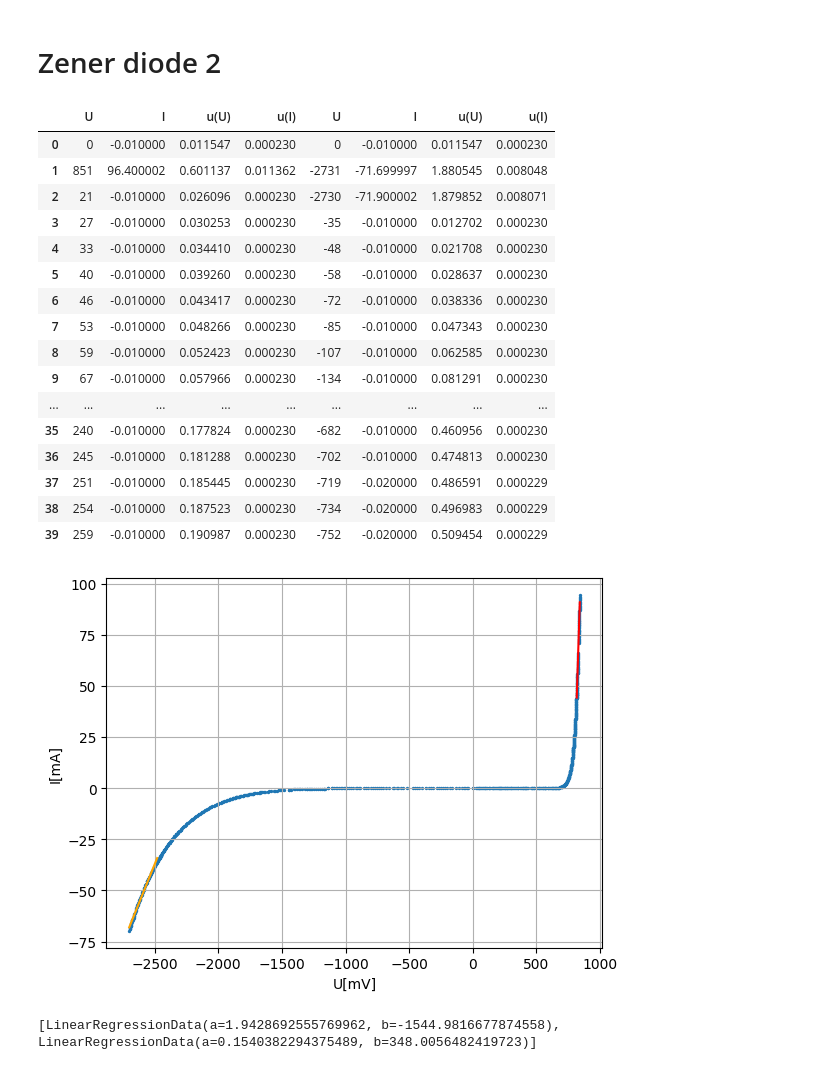
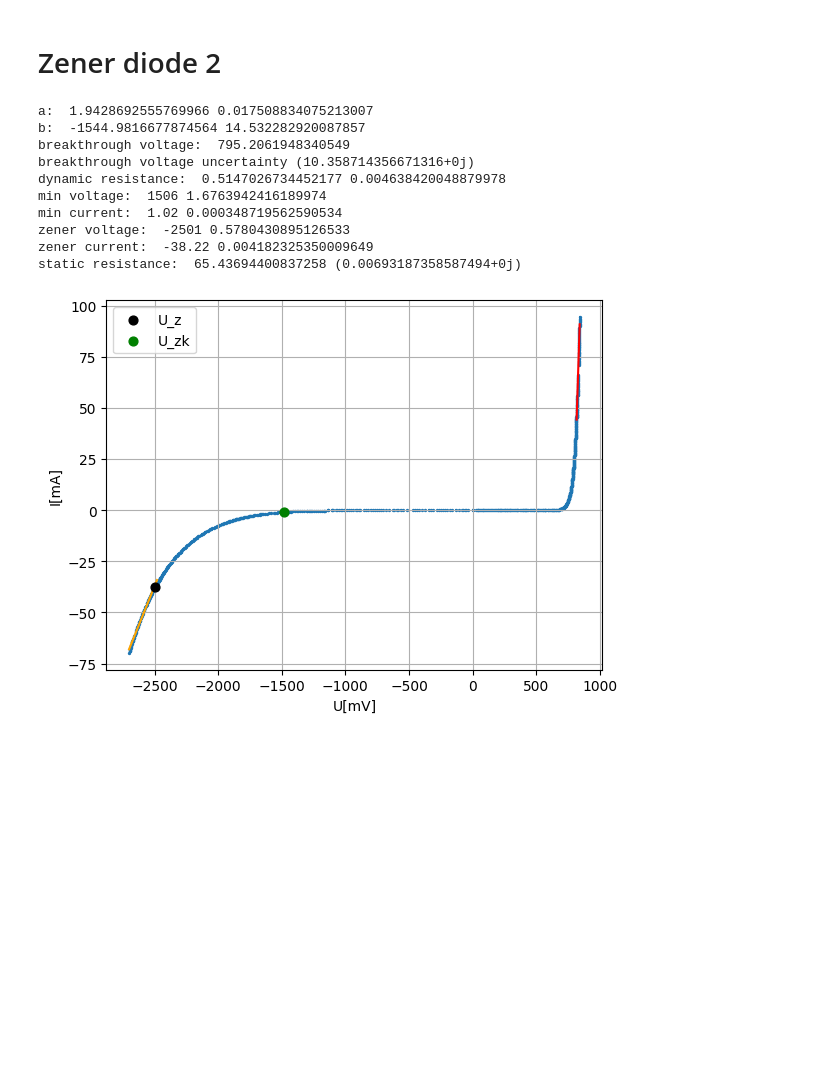
Before and after one commit to ikrzywda/air-cs, a Jupyter notebook: fizyka-3.3/zener-diode/notebook.ipynb, the cells around one changed output. Saved outputs shown, nothing was run; the diff lists cells and outputs as text; code cells hidden in the pictures; blank space fills up the shorter version.

```diff
--- a/fizyka-3.3/zener-diode/notebook.ipynb
+++ b/fizyka-3.3/zener-diode/notebook.ipynb
@@ -187,38 +220,41 @@ CompletedProcess(args='pbcopy', returncode=0)
 # %% [markdown]
 # Zener diode 2
 # %%
+
+
 forward = prepare_data("data/multimeter_data/sanitized/zener-p-2.csv")
 reverse = prepare_data("data/multimeter_data/sanitized/zener-z-2.csv")
 
 sample = sample_data_presentation(forward, reverse)
-display(sample)
 
 data = merge_data(
     "data/multimeter_data/sanitized/zener-p-2.csv",
     "data/multimeter_data/sanitized/zener-z-2.csv",
 )
+
+data.reset_index(inplace=True, drop=True)
+
+data.to_csv("data/multimeter_data/merged/zener-2.csv")
+
 sample = get_sample_data(data, 40)
 
 
-linear_regression_coeffs = plot_zener_with_regression(data, 100, 100)
-print(linear_regression_coeffs)
+linear_regression_coeffs = plot_zener_with_regression(data, 100, 100, 93, 270)
+
+
+forward_regr_voltage = data["U"][-100:].to_numpy()
+forward_regr_current = data["I"][-100:].to_numpy()
+
+get_zener_characteristics(forward_regr_voltage, forward_regr_current, 1506, 1.02, -2501, -38.22)
 # %% [output]
-|  | U | I | u(U) | u(I) | U | I | u(U) | u(I) |
-| 0 | 0 | -0.010000 | 0.011547 | 0.000230 | 0 | -0.010000 | 0.011547 | 0.000230 |
-| 1 | 851 | 96.400002 | 0.601137 | 0.011362 | -2731 | -71.699997 | 1.880545 | 0.008048 |
-| 2 | 21 | -0.010000 | 0.026096 | 0.000230 | -2730 | -71.900002 | 1.879852 | 0.008071 |
-| 3 | 27 | -0.010000 | 0.030253 | 0.000230 | -35 | -0.010000 | 0.012702 | 0.000230 |
-| 4 | 33 | -0.010000 | 0.034410 | 0.000230 | -48 | -0.010000 | 0.021708 | 0.000230 |
-| 5 | 40 | -0.010000 | 0.039260 | 0.000230 | -58 | -0.010000 | 0.028637 | 0.000230 |
-| 6 | 46 | -0.010000 | 0.043417 | 0.000230 | -72 | -0.010000 | 0.038336 | 0.000230 |
-| 7 | 53 | -0.010000 | 0.048266 | 0.000230 | -85 | -0.010000 | 0.047343 | 0.000230 |
-| 8 | 59 | -0.010000 | 0.052423 | 0.000230 | -107 | -0.010000 | 0.062585 | 0.000230 |
-| 9 | 67 | -0.010000 | 0.057966 | 0.000230 | -134 | -0.010000 | 0.081291 | 0.000230 |
-| ... | ... | ... | ... | ... | ... | ... | ... | ... |
-| 35 | 240 | -0.010000 | 0.177824 | 0.000230 | -682 | -0.010000 | 0.460956 | 0.000230 |
-| 36 | 245 | -0.010000 | 0.181288 | 0.000230 | -702 | -0.010000 | 0.474813 | 0.000230 |
-| 37 | 251 | -0.010000 | 0.185445 | 0.000230 | -719 | -0.020000 | 0.486591 | 0.000229 |
-| 38 | 254 | -0.010000 | 0.187523 | 0.000230 | -734 | -0.020000 | 0.496983 | 0.000229 |
-| 39 | 259 | -0.010000 | 0.190987 | 0.000230 | -752 | -0.020000 | 0.509454 | 0.000229 |
+a:  1.9428692555769966 0.017508834075213007
+b:  -1544.9816677874564 14.532282920087857
+breakthrough voltage:  795.2061948340549
+breakthrough voltage uncertainty (10.358714356671316+0j)
+dynamic resistance:  0.5147026734452177 0.004638420048879978
+min voltage:  1506 1.6763942416189974
+min current:  1.02 0.000348719562590534
+zener voltage:  -2501 0.5780430895126533
+zener current:  -38.22 0.004182325350009649
+static resistance:  65.43694400837258 (0.00693187358587494+0j)
-[figure, old version]
+[figure, new version]
-[LinearRegressionData(a=1.9428692555769962, b=-1544.9816677874558), LinearRegressionData(a=0.1540382294375489, b=348.0056482419723)]
```
Also changed, not shown: parts of 6 cells of this notebook, 9 other files.
